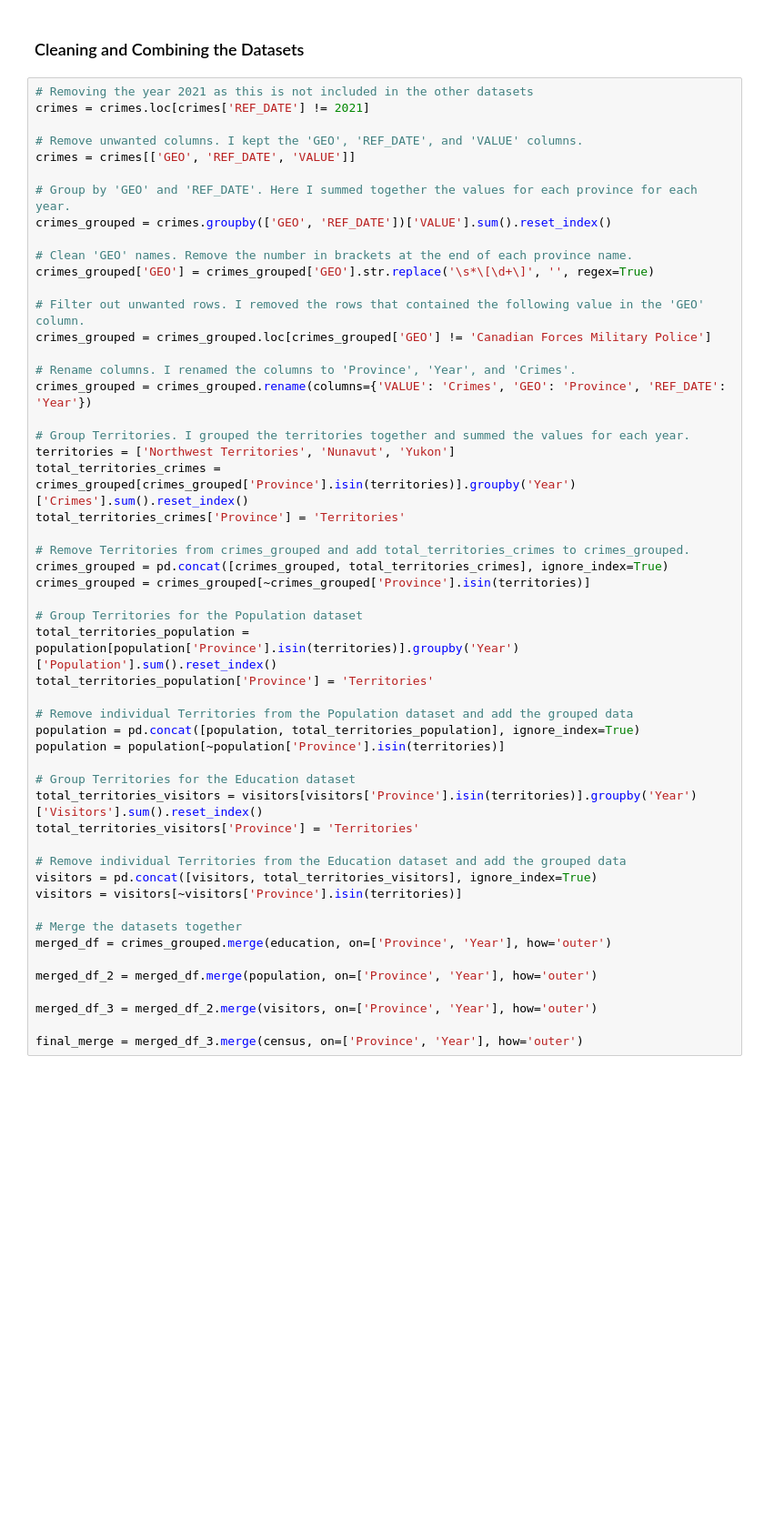
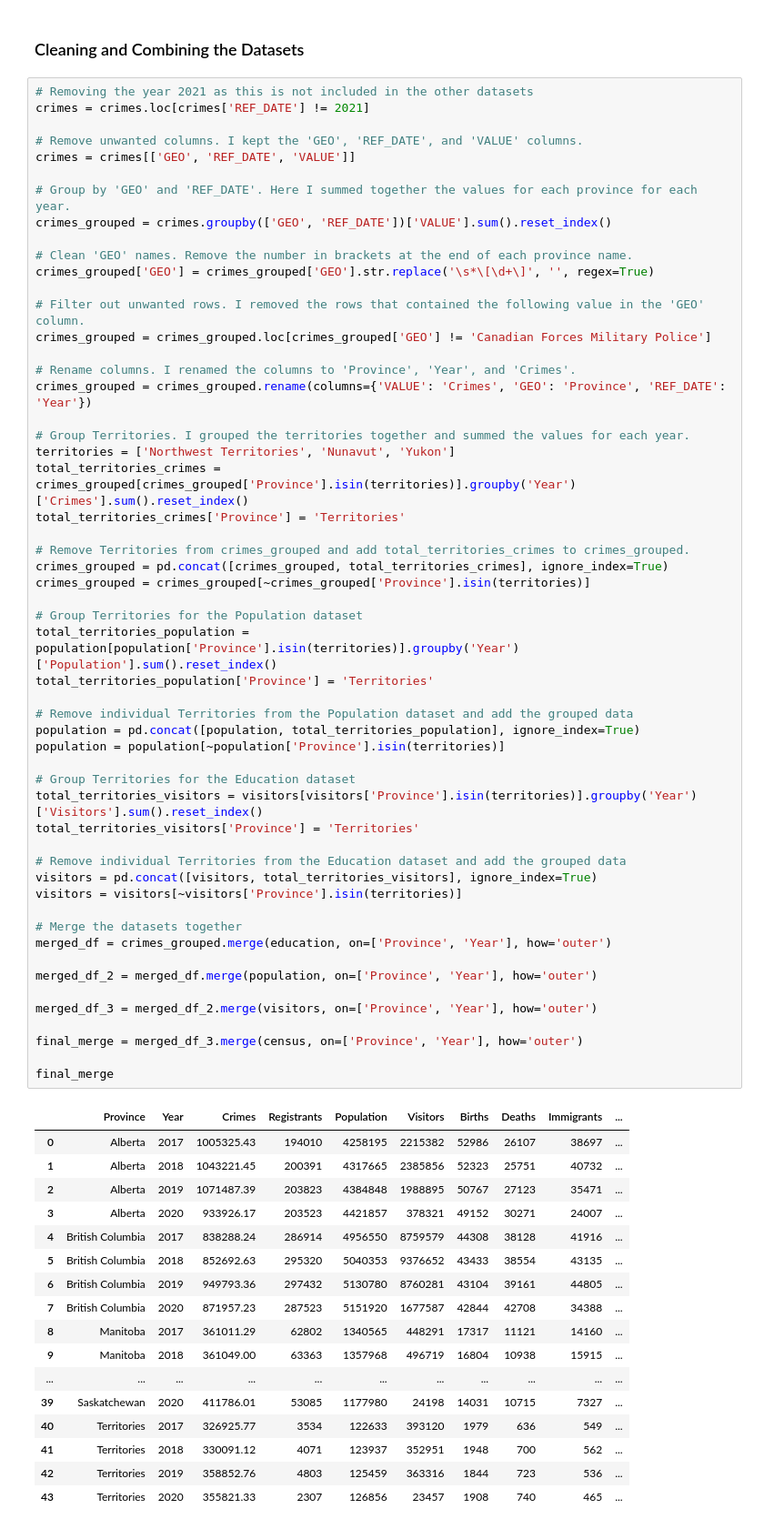
Before and after one commit to imadahmad97/capstone, a Jupyter notebook: report.ipynb, the cells around one changed output. Shown at 91% size. Saved outputs shown, nothing was run; the diff lists cells and outputs as text; blank space fills up the shorter version.

```diff
--- a/report.ipynb
+++ b/report.ipynb
@@ -33,30 +33,50 @@ total_territories_crimes = crimes_grouped[crimes_grouped['Province'].isin(territ
 total_territories_crimes['Province'] = 'Territories'
 
 # Remove Territories from crimes_grouped and add total_territories_crimes to crimes_grouped.
 crimes_grouped = pd.concat([crimes_grouped, total_territories_crimes], ignore_index=True)
 crimes_grouped = crimes_grouped[~crimes_grouped['Province'].isin(territories)]
 
 # Group Territories for the Population dataset
 total_territories_population = population[population['Province'].isin(territories)].groupby('Year')['Population'].sum().reset_index()
 total_territories_population['Province'] = 'Territories'
 
 # Remove individual Territories from the Population dataset and add the grouped data
 population = pd.concat([population, total_territories_population], ignore_index=True)
 population = population[~population['Province'].isin(territories)]
 
 # Group Territories for the Education dataset
 total_territories_visitors = visitors[visitors['Province'].isin(territories)].groupby('Year')['Visitors'].sum().reset_index()
 total_territories_visitors['Province'] = 'Territories'
 
 # Remove individual Territories from the Education dataset and add the grouped data
 visitors = pd.concat([visitors, total_territories_visitors], ignore_index=True)
 visitors = visitors[~visitors['Province'].isin(territories)]
 
 # Merge the datasets together
 merged_df = crimes_grouped.merge(education, on=['Province', 'Year'], how='outer')
 
 merged_df_2 = merged_df.merge(population, on=['Province', 'Year'], how='outer')
 
 merged_df_3 = merged_df_2.merge(visitors, on=['Province', 'Year'], how='outer')
 
 final_merge = merged_df_3.merge(census, on=['Province', 'Year'], how='outer')
+
+final_merge
+# %% [output]
+|  | Province | Year | Crimes | Registrants | Population | Visitors | Births | Deaths | Immigrants | ... |
+| 0 | Alberta | 2017 | 1005325.43 | 194010 | 4258195 | 2215382 | 52986 | 26107 | 38697 | ... |
+| 1 | Alberta | 2018 | 1043221.45 | 200391 | 4317665 | 2385856 | 52323 | 25751 | 40732 | ... |
+| 2 | Alberta | 2019 | 1071487.39 | 203823 | 4384848 | 1988895 | 50767 | 27123 | 35471 | ... |
+| 3 | Alberta | 2020 | 933926.17 | 203523 | 4421857 | 378321 | 49152 | 30271 | 24007 | ... |
+| 4 | British Columbia | 2017 | 838288.24 | 286914 | 4956550 | 8759579 | 44308 | 38128 | 41916 | ... |
+| 5 | British Columbia | 2018 | 852692.63 | 295320 | 5040353 | 9376652 | 43433 | 38554 | 43135 | ... |
+| 6 | British Columbia | 2019 | 949793.36 | 297432 | 5130780 | 8760281 | 43104 | 39161 | 44805 | ... |
+| 7 | British Columbia | 2020 | 871957.23 | 287523 | 5151920 | 1677587 | 42844 | 42708 | 34388 | ... |
+| 8 | Manitoba | 2017 | 361011.29 | 62802 | 1340565 | 448291 | 17317 | 11121 | 14160 | ... |
+| 9 | Manitoba | 2018 | 361049.00 | 63363 | 1357968 | 496719 | 16804 | 10938 | 15915 | ... |
+| ... | ... | ... | ... | ... | ... | ... | ... | ... | ... | ... |
+| 39 | Saskatchewan | 2020 | 411786.01 | 53085 | 1177980 | 24198 | 14031 | 10715 | 7327 | ... |
+| 40 | Territories | 2017 | 326925.77 | 3534 | 122633 | 393120 | 1979 | 636 | 549 | ... |
+| 41 | Territories | 2018 | 330091.12 | 4071 | 123937 | 352951 | 1948 | 700 | 562 | ... |
+| 42 | Territories | 2019 | 358852.76 | 4803 | 125459 | 363316 | 1844 | 723 | 536 | ... |
+| 43 | Territories | 2020 | 355821.33 | 2307 | 126856 | 23457 | 1908 | 740 | 465 | ... |
```
Also changed, not shown: parts of 3 cells of this notebook.
